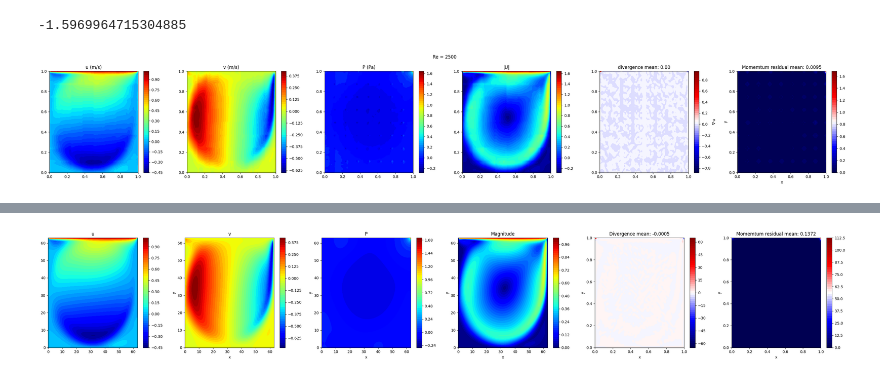
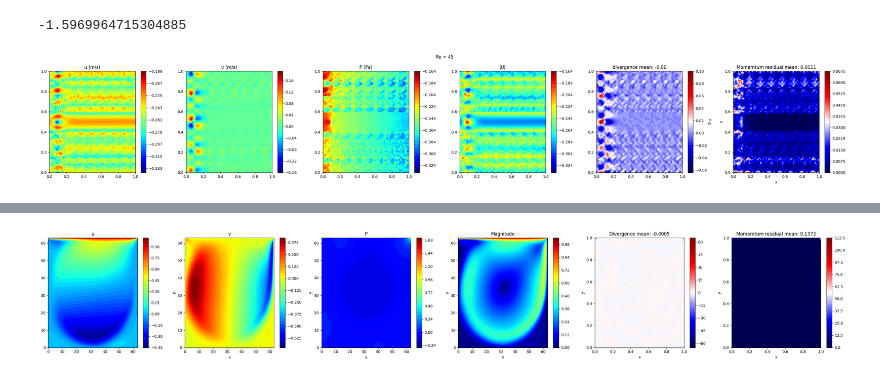
Before and after one commit to Mafaz03/Machine-Vision-Transformer, a Jupyter notebook: generalisation.ipynb, the cells around one changed output, grey strips where cells are left out. Cells and saved outputs as stored; diff of their text form; code cells hidden in the pictures.

```diff
--- a/generalisation.ipynb
+++ b/generalisation.ipynb
@@ -253,16 +254,16 @@ def predict(re_value, model,
 
     return u, v, P, divergence, momentum_res, mag
 # %%
-u, v, P, divergence, momentum_res, mag = predict(re_value = 2500, model = transformer,
+u, v, P, divergence, momentum_res, mag = predict(re_value = 45, model = transformer,
                                    re_mean = RE_MEAN, re_std = RE_STD,
                                    u_mean = U_MEAN,   u_std = U_STD,
                                    v_mean = V_MEAN,   v_std = V_STD,
                                    P_mean = P_MEAN,   P_std = P_STD,
                                    grid_size = GRID_SIZE, patch_size = PATCH_SIZE, patch_dim = PATCH_DIM, fourier_dimension = FOURIER_DIMENSIONS,
                                    device = "cpu", plot = True
                                    )
 # %% [output]
-[figure, old version]
+[figure, new version]
 # %%
 u_1, v_1, P_1, divergence_1, momentum_res_1, mag_1 = predict(re_value = 10, model = transformer,
                                                              re_mean = RE_MEAN, re_std = RE_STD,
```
Also changed, not shown: parts of 2 cells of this notebook, 5 other files.
